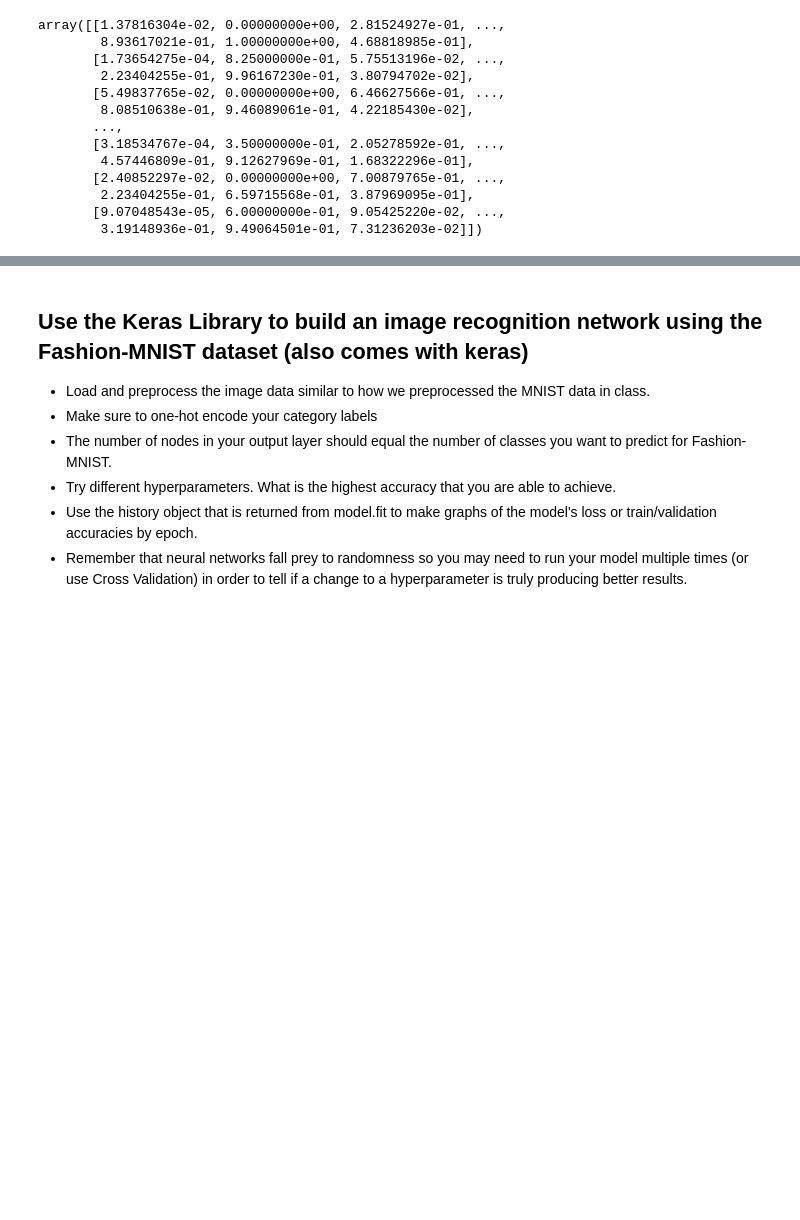
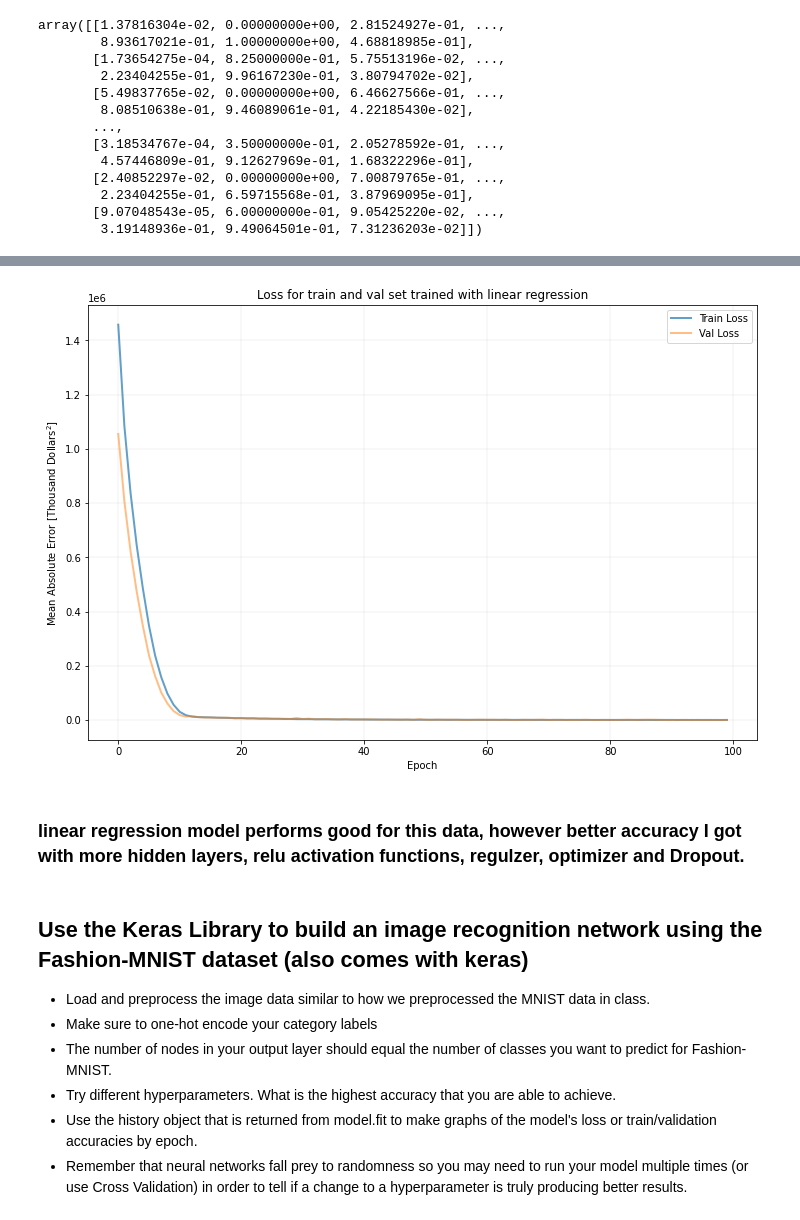
Before and after one commit to tigju/DS-Unit-4-Sprint-2-Neural-Networks, a Jupyter notebook: module3-Intro-to-Keras/LS_DS_423_Keras_Assignment.ipynb, the cells around one changed output, grey strips where cells are left out. Saved outputs shown, nothing was run; the diff lists cells and outputs as text; code cells hidden in the pictures; blank space fills up the shorter version.

```diff
--- a/module3-Intro-to-Keras/LS_DS_423_Keras_Assignment.ipynb
+++ b/module3-Intro-to-Keras/LS_DS_423_Keras_Assignment.ipynb
@@ -155,3 +300,17 @@ Epoch 20/300
+# %%
+plt.figure(figsize=(12,8))
+plt.grid(color='grey', linestyle='-', linewidth=0.1)
+plt.xlabel('Epoch')
+plt.ylabel('Mean Absolute Error [Thousand Dollars$^2$]')
+plt.plot(df['epoch'], df['loss'], label='Train Loss', linewidth=2, alpha=0.7)
+plt.plot(df['epoch'], df['val_loss'], label = 'Val Loss', linewidth=2, alpha=0.5)
+plt.legend()
+plt.title("Loss for train and val set trained with linear regression")
+plt.show()
+# %% [output]
+[figure, added]
+# %% [markdown]
+### linear regression model performs good for this data, however better accuracy I got with more hidden layers, relu activation functions, regulzer, optimizer and Dropout.
 # %% [markdown]
 ## Use the Keras Library to build an image recognition network using the Fashion-MNIST dataset (also comes with keras)
 
```
Also changed, not shown: parts of 15 cells of this notebook.
